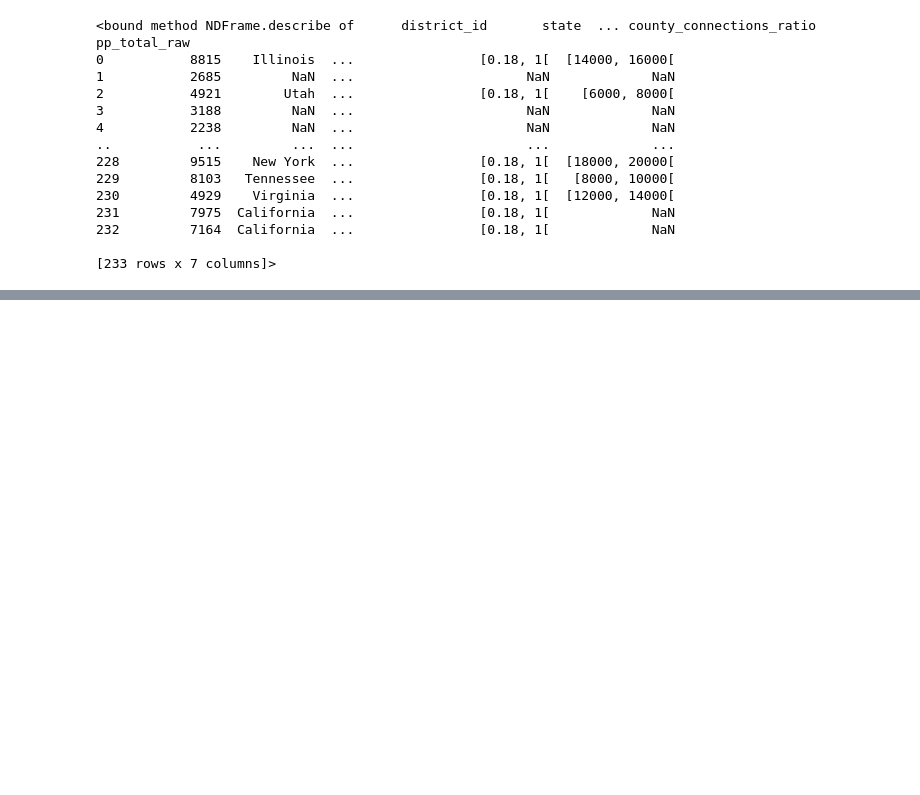
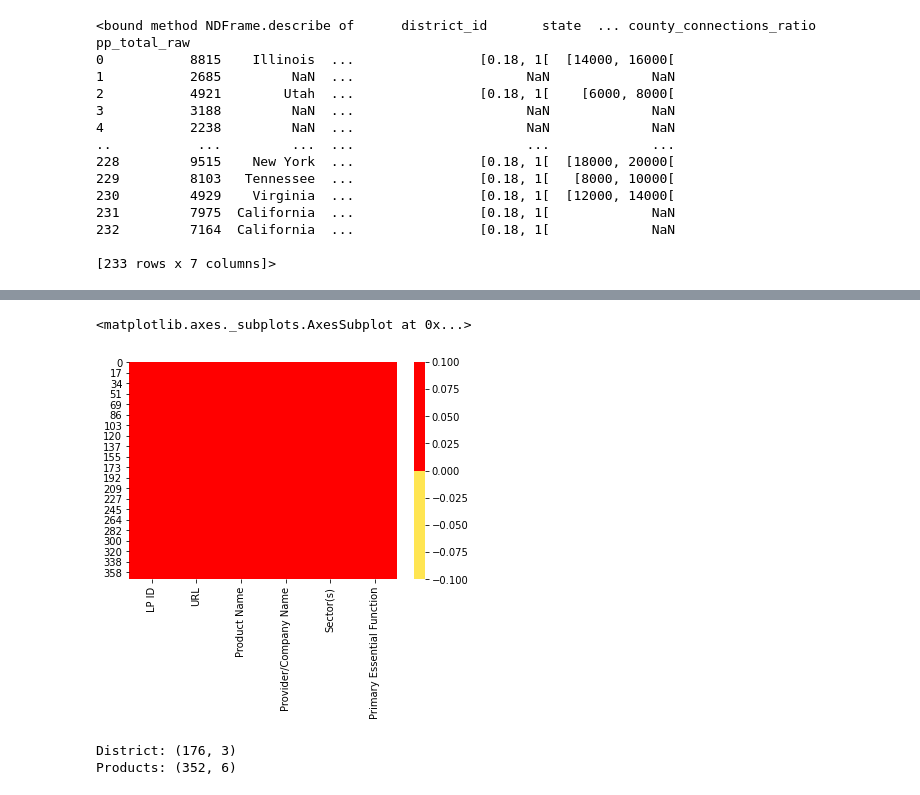
Before and after one commit to rajn5181/LearnPlatform-COVID-19-Impact-on-Digital-Learning, a Jupyter notebook: LearnPlatform COVID-19 Impact on Digital Learning.ipynb, the cells around one changed output, grey strips where cells are left out. Drawn from its saved outputs; the diff is of its cells as text; code cells hidden in the pictures; blank space fills up the shorter version.

```diff
--- a/LearnPlatform COVID-19 Impact on Digital Learning.ipynb
+++ b/LearnPlatform COVID-19 Impact on Digital Learning.ipynb
@@ -83,0 +269,13 @@ dtype: int64
+# %%
+cols=products.columns
+colours=['#ffe552','#ff0000']
+sns.heatmap(products[cols].isnull(),cmap=colours)
+# %% [output]
+<matplotlib.axes._subplots.AxesSubplot at 0x...>
+[figure, added]
+# %%
+print("District:",district.shape)
+print("Products:",products.shape)
+# %% [output]
+District: (176, 3)
+Products: (352, 6)
```
Also changed, not shown: parts of 26 cells of this notebook.
